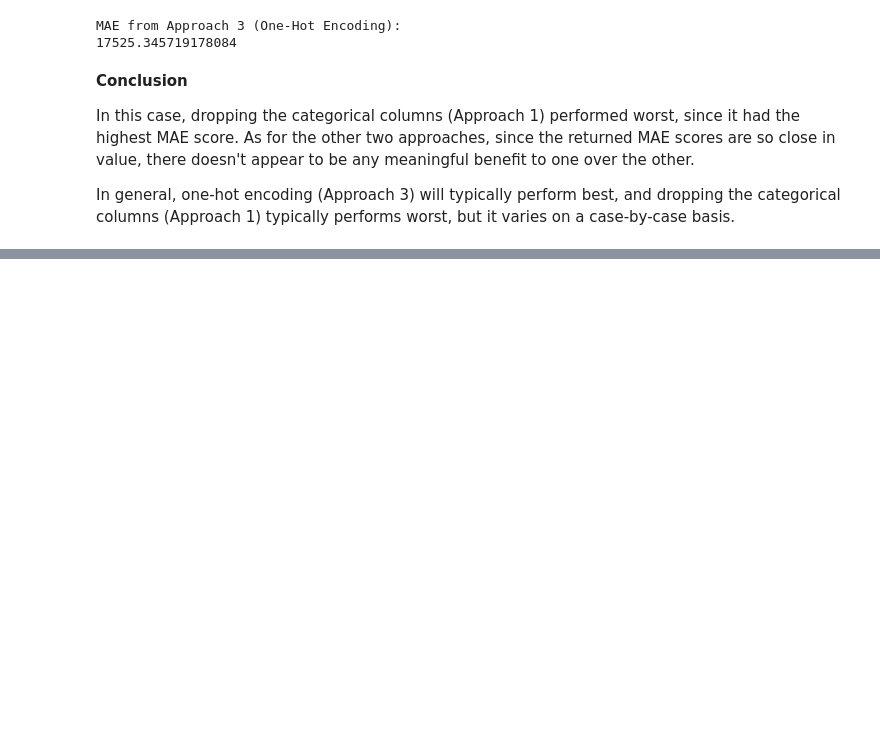
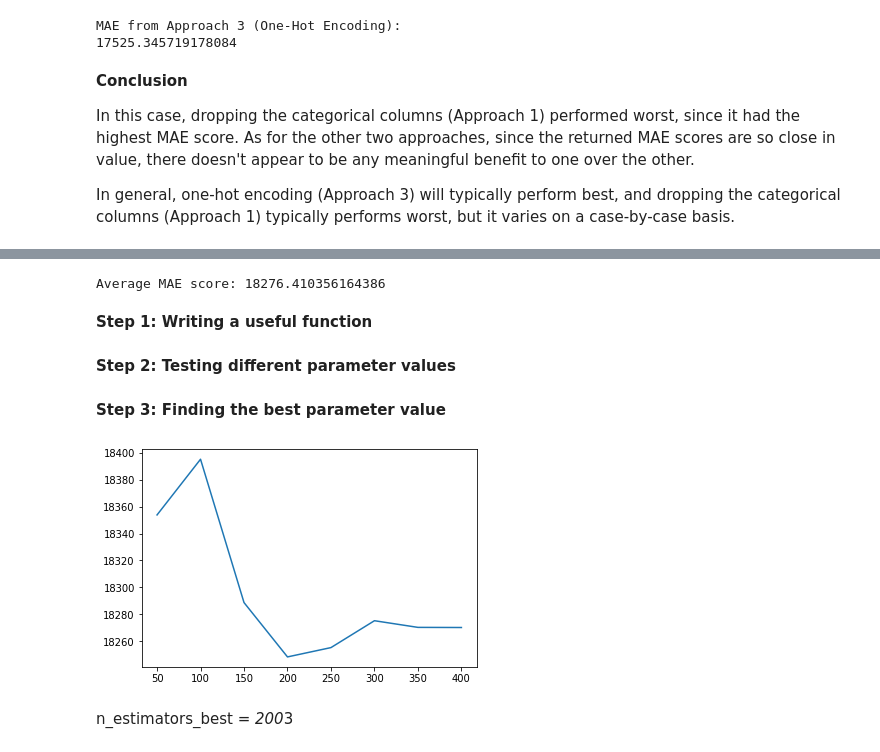
Before and after one commit to subhayuroy/Melbourne_HousingAnalysis, a Jupyter notebook: HousingAnalysis.ipynb, the cells around one changed output, grey strips where cells are left out. Drawn from its saved outputs; the diff is of its cells as text; code cells hidden in the pictures; blank space fills up the shorter version.

```diff
--- a/HousingAnalysis.ipynb
+++ b/HousingAnalysis.ipynb
@@ -542,0 +687,17 @@ In general, one-hot encoding (Approach 3) will typically perform best, and dropp
+# %%
+import pandas as pd
+from sklearn.model_selection import train_test_split
+
+# Read the data
+train_data = pd.read_csv('train.csv', index_col='Id')
+test_data = pd.read_csv('test.csv', index_col='Id')
+
+# Remove rows with missing target, separate target from predictors
+train_data.dropna(axis=0, subset=['SalePrice'], inplace=True)
+y = train_data.SalePrice
+train_data.drop(['SalePrice'], axis=1, inplace=True)
+
+# Select numeric columns only
+numeric_cols = [cname for cname in train_data.columns if train_data[cname].dtype in ['int64', 'float64']]
+X = train_data[numeric_cols].copy()
+X_test = test_data[numeric_cols].copy()
@@ -542,0 +723,43 @@ In general, one-hot encoding (Approach 3) will typically perform best, and dropp
+# %%
+from sklearn.model_selection import cross_val_score
+
+# Multiply by -1 since sklearn calculates *negative* MAE
+scores = -1 * cross_val_score(my_pipeline, X, y,
+                              cv=5,
+                              scoring='neg_mean_absolute_error')
+
+print("Average MAE score:", scores.mean())
+# %% [output]
+Average MAE score: 18276.410356164386
+# %% [markdown]
+**Step 1: Writing a useful function**
+# %%
+def get_score(n_estimators):
+    """Return the average MAE over 3 CV folds of random forest model.
+
+    Keyword argument:
+    n_estimators -- the number of trees in the forest
+    """
+    my_pipeline1 = Pipeline(steps=[
+        ('preprocessor', SimpleImputer()),
+        ('model', RandomForestRegressor(n_estimators=n_estimators, random_state=0))
+    ])
+    return (-1 * cross_val_score(my_pipeline1, X, y, cv=3, scoring='neg_mean_absolute_error')).mean()
+# %% [markdown]
+**Step 2: Testing different parameter values**
+# %%
+results = {}
+for i in range(1,9):
+    results[50*i] = get_score(50*i)
+# %% [markdown]
+**Step 3: Finding the best parameter value**
+# %%
+import matplotlib.pyplot as plt
+%matplotlib inline
+
+plt.plot(list(results.keys()), list(results.values()))
+plt.show()
+# %% [output]
+[figure, added]
+# %% [markdown]
+n_estimators_best = *200*3
```
Also changed, not shown: parts of 20 cells of this notebook.
